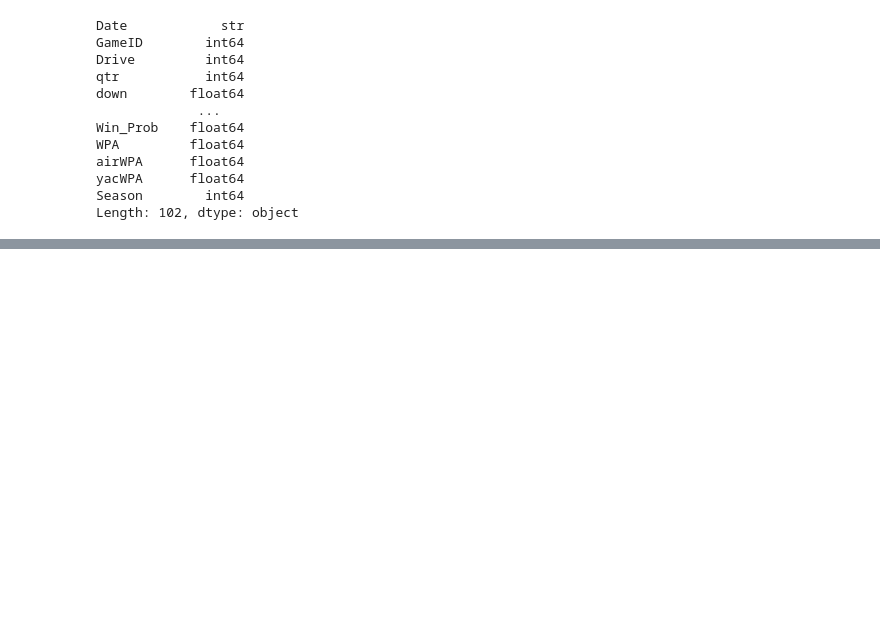
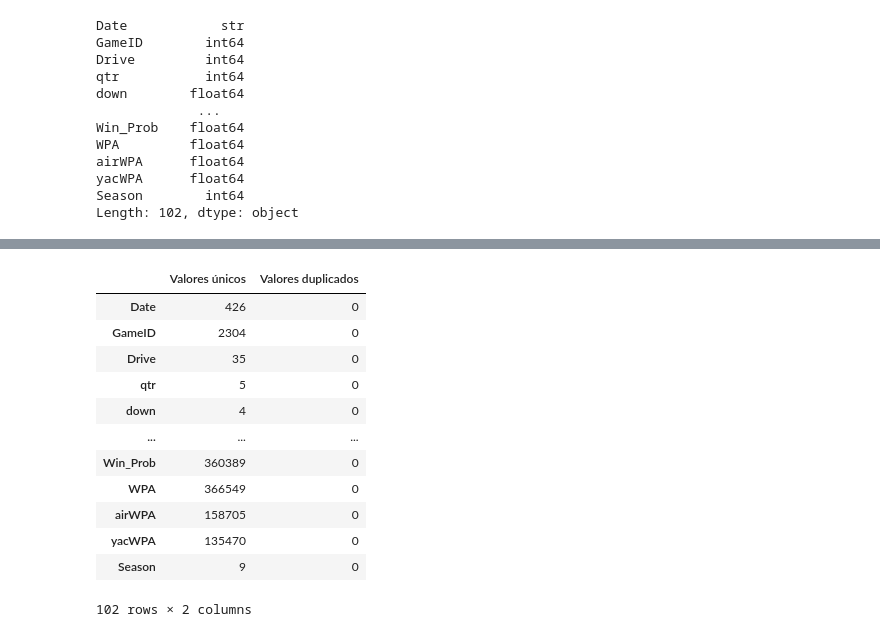
Before and after one commit to letsouzza/Arquitetura_Dados, a Jupyter notebook: 2_Semestre/notebooks/Problema_Tratamento_Dados.ipynb, the cells around one changed output, grey strips where cells are left out. Saved outputs shown, nothing was run; the diff lists cells and outputs as text; code cells hidden in the pictures; blank space fills up the shorter version.

```diff
--- a/2_Semestre/notebooks/Problema_Tratamento_Dados.ipynb
+++ b/2_Semestre/notebooks/Problema_Tratamento_Dados.ipynb
@@ -92,0 +175,22 @@ Uso total da memória inicial: 380.54 MB
+# %%
+# Compreendendo valores únicos e duplicados
+resumo_colunas = pd.DataFrame({
+    "Valores únicos": df.nunique(),
+    "Valores duplicados": df.duplicated().sum()
+})
+
+display(resumo_colunas)
+# %% [output]
+|  | Valores únicos | Valores duplicados |
+| Date | 426 | 0 |
+| GameID | 2304 | 0 |
+| Drive | 35 | 0 |
+| qtr | 5 | 0 |
+| down | 4 | 0 |
+| ... | ... | ... |
+| Win_Prob | 360389 | 0 |
+| WPA | 366549 | 0 |
+| airWPA | 158705 | 0 |
+| yacWPA | 135470 | 0 |
+| Season | 9 | 0 |
+102 rows × 2 columns
```
Also changed, not shown: parts of 28 cells of this notebook.
